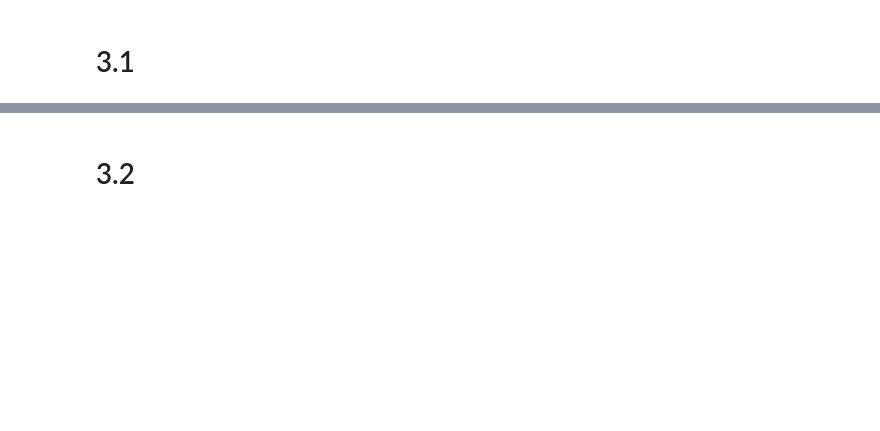
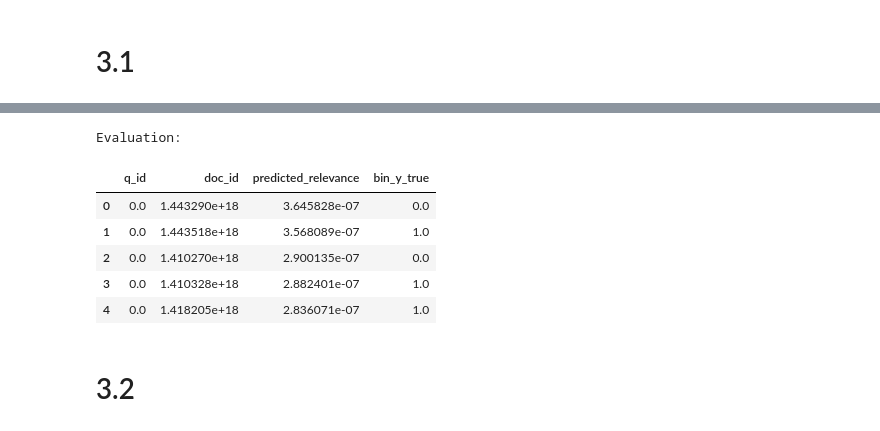
Before and after one commit to DavidLegarreSaavedra1/IRWA, a Jupyter notebook: IRWA-2021-final-project-u161675-u149891-u161819/Part-2/IRWA-2021-final-project-u161675-u149891-u161819-part-2.ipynb, the cells around one changed output, grey strips where cells are left out. Saved outputs shown, nothing was run; the diff lists cells and outputs as text; code cells hidden in the pictures; blank space fills up the shorter version.

```diff
--- a/IRWA-2021-final-project-u161675-u149891-u161819/Part-2/IRWA-2021-final-project-u161675-u149891-u161819-part-2.ipynb
+++ b/IRWA-2021-final-project-u161675-u149891-u161819/Part-2/IRWA-2021-final-project-u161675-u149891-u161819-part-2.ipynb
@@ -376,15 +288,19 @@ def search_tf_idf(query, index):
     return ranked_docs, doc_scores
 # %%
 print("Insert your query (i.e.: Computer Science):\n")
-query = input()
-
-ranked_docs, doc_scores = search_tf_idf(query, index)
-top = 10
-
-if ranked_docs:
-    print("\n======================\nTop {} results out of {} for the searched query:\n".format(top, len(ranked_docs)))
-    for d_id in ranked_docs[:top]:
-        print(f"{id_index[d_id]}\n")
+num_queries = 5
+queries = [None]*num_queries
+retrieved_docs = {} #keys will be the query id
+for q_id in range(num_queries):
+    query = input()
+    ranked_docs, doc_scores = search_tf_idf(query, index)
+    top = 10
+    queries[q_id] = query
+    if ranked_docs:
+        print("\n======================\nTop {} results out of {} for the searched query:\n".format(top, len(ranked_docs)))
+        retrieved_docs[q_id] = doc_scores[:top]
+        for d_id in ranked_docs[:top]:
+            print(f"{id_index[d_id]}\n")
 # %% [output]
 Insert your query (i.e.: Computer Science):
 
@@ -467,3 +324,31 @@ Punctuation for this tweet (0 or 1):1
+# %%
+print("Evaluation:\n")
+first = True
+for q_id in retrieved_docs.keys():
+    docs_id = []
+    y = []
+    bin_y = []
+    for doc in retrieved_docs[q_id]:
+        if first:
+            docs_id.append(doc[1])
+            y.append(doc[0])
+            bin_y.append(randint(0,1))
+        else:
+            data = {'q_id':q_id,'doc_id':doc[1] , 'predicted_relevance':doc[0],'bin_y_true':randint(0,1)}
+            search_results = search_results.append(data,ignore_index=True)
+    if first:
+        data = {'q_id':q_id,'doc_id':docs_id , 'predicted_relevance':y,'bin_y_true':bin_y}
+        search_results = pd.DataFrame(data)
+        first = False
+display(search_results.head())
+# %% [output]
+Evaluation:
+|  | q_id | doc_id | predicted_relevance | bin_y_true |
+| 0 | 0.0 | 1.443290e+18 | 3.645828e-07 | 0.0 |
+| 1 | 0.0 | 1.443518e+18 | 3.568089e-07 | 1.0 |
+| 2 | 0.0 | 1.410270e+18 | 2.900135e-07 | 0.0 |
+| 3 | 0.0 | 1.410328e+18 | 2.882401e-07 | 1.0 |
+| 4 | 0.0 | 1.418205e+18 | 2.836071e-07 | 1.0 |
 # %% [markdown]
 # 3.2
 # %%
```
Also changed, not shown: parts of 23 cells of this notebook, 1 other file.
